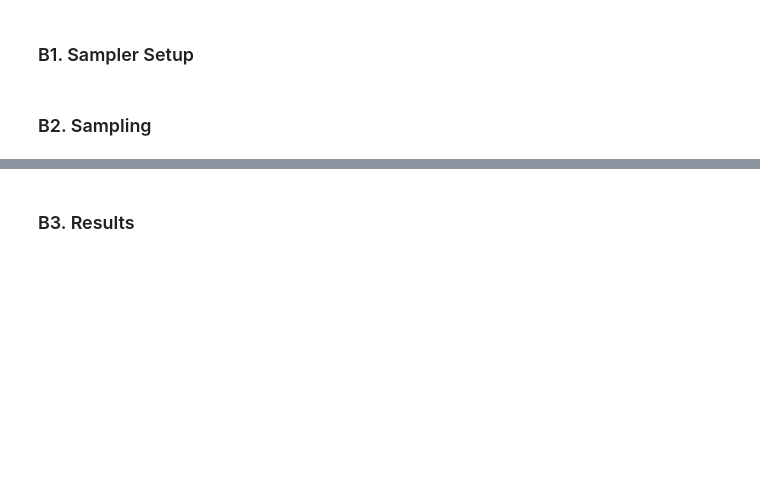
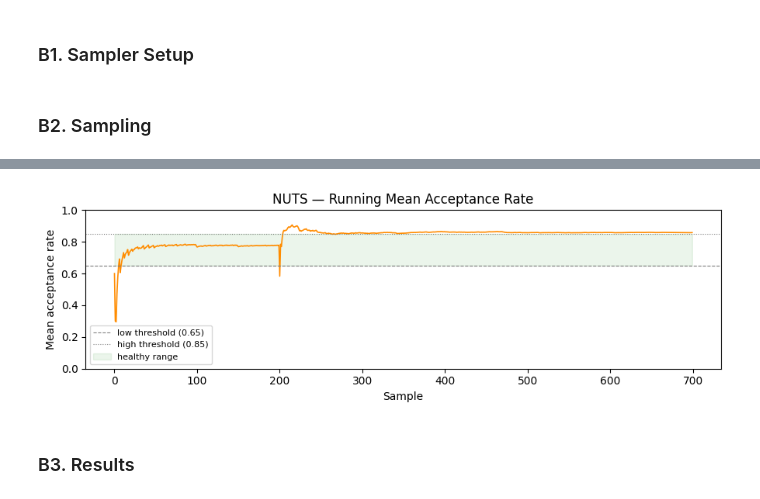
Before and after one commit to dustinp11/Starcraft-Skill-Estimation, a Jupyter notebook: main.ipynb, the cells around one changed output, grey strips where cells are left out. Drawn from its saved outputs; the diff is of its cells as text; code cells hidden in the pictures; blank space fills up the shorter version.

Commit message:
Added MCMC with NUTS model

```diff
--- a/main.ipynb
+++ b/main.ipynb
@@ -163,8 +170,49 @@ print(f'SVI mean posterior std: {svi_std.mean():.4f}')
 # %% [markdown]
 ### B1. Sampler Setup
 # %%
-# TODO
+class VerboseNUTS(pyro.infer.NUTS):
+    """NUTS kernel that records mean acceptance rate every sample for plotting."""
+    def __init__(self, *args, **kwargs):
+        super().__init__(*args, **kwargs)
+        self._sample_count = 0
+        self.acceptance_history = []
+
+    def sample(self, trace):
+        result = super().sample(trace)
+        self._sample_count += 1
+        # _mean_accept_prob is a running mean maintained by the base NUTS class
+        self.acceptance_history.append(self._mean_accept_prob)
+        return result
+
+nuts_kernel = VerboseNUTS(model, adapt_step_size=True, jit_compile=False)
+
+mcmc = pyro.infer.MCMC(
+    nuts_kernel,
+    num_samples=500,
+    warmup_steps=200,
+    num_chains=1,
+    disable_progbar=True,
+)
 # %% [markdown]
 ### B2. Sampling
 # %%
-# TODO
+pyro.set_rng_seed(seed)
+mcmc_time = time.time()
+
+mcmc.run(a_idx, b_idx, wins, plays, nplayers)
+
+mcmc_time = time.time() - mcmc_time
+print(f'MCMC finished in {mcmc_time:.1f}s')
+
+# Plot acceptance rate over samples
+fig, ax = plt.subplots(figsize=(9, 3))
+ax.plot(nuts_kernel.acceptance_history, lw=1.2, color='darkorange')
+ax.axhline(0.65, color='grey', lw=0.8, ls='--', label='low threshold (0.65)')
+ax.axhline(0.85, color='grey', lw=0.8, ls=':',  label='high threshold (0.85)')
+ax.fill_between(range(len(nuts_kernel.acceptance_history)),
+                0.65, 0.85, alpha=0.08, color='green', label='healthy range')
+ax.set_xlabel('Sample'); ax.set_ylabel('Mean acceptance rate')
+ax.set_title('NUTS — Running Mean Acceptance Rate')
+ax.set_ylim(0, 1); ax.legend(fontsize=8)
+plt.tight_layout(); plt.show()
+# %% [output]
@@ -171,3 +220,4 @@ print(f'SVI mean posterior std: {svi_std.mean():.4f}')
+[figure, added]
 # %% [markdown]
 ### B3. Results
 # %%
```
Also changed, not shown: parts of 5 cells of this notebook.
